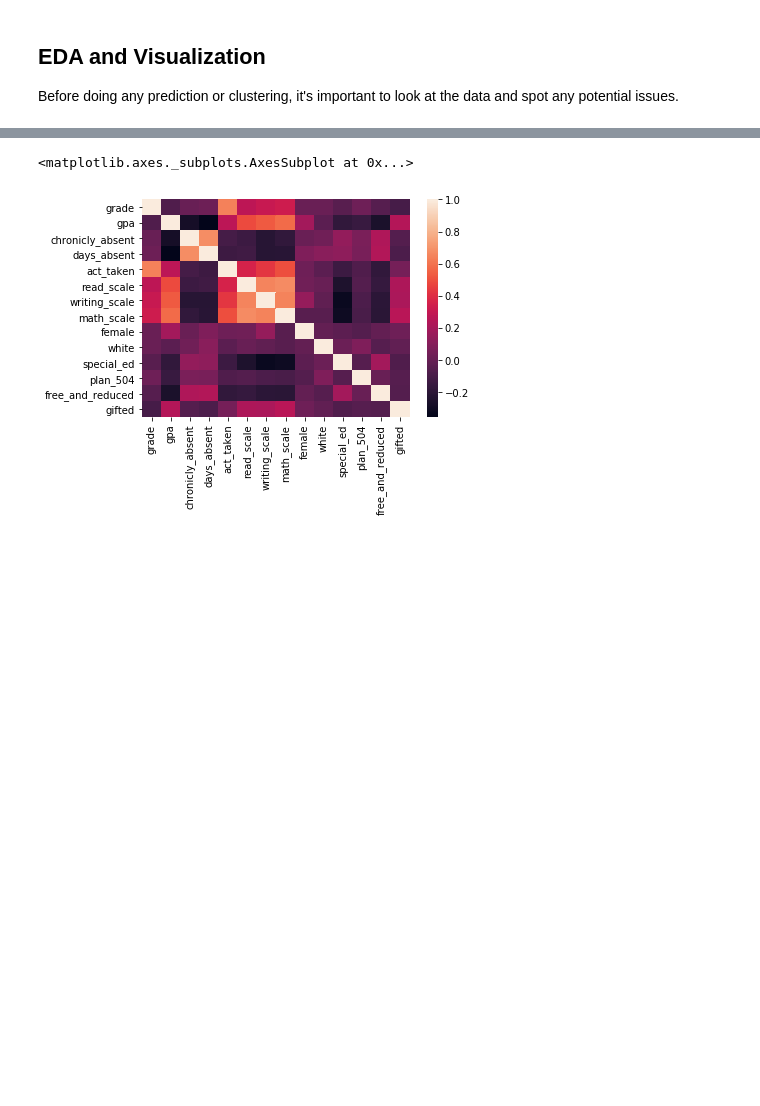
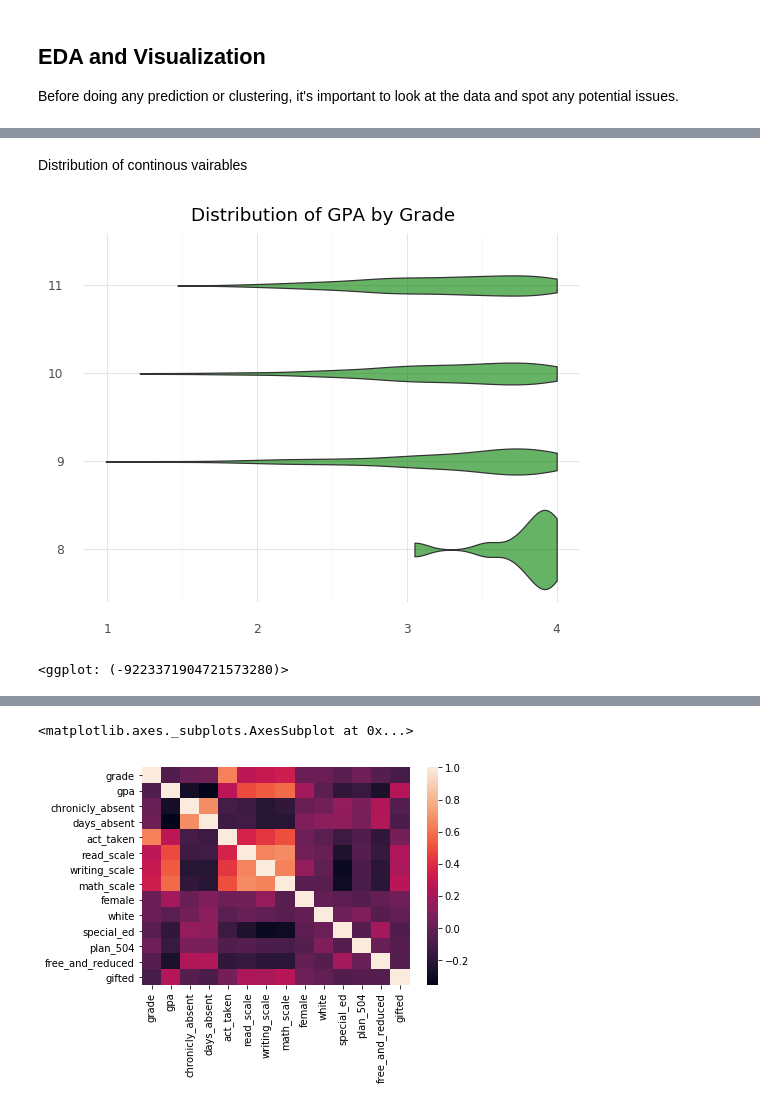
Before and after one commit to delabj/Python-For-Stats, a Jupyter notebook: Final Project/Project.ipynb, the cells around one changed output, grey strips where cells are left out. Saved outputs shown, nothing was run; the diff lists cells and outputs as text; code cells hidden in the pictures; blank space fills up the shorter version.

```diff
--- a/Final Project/Project.ipynb
+++ b/Final Project/Project.ipynb
@@ -41,3 +48,21 @@ data.describe()
 | 50% | 10.000000 | 3.420500 | 0.000000 | 4.460000 | 0.000000 | 605.000000 | 609.000000 | 616.000000 | ... |
 | 75% | 11.000000 | 3.744750 | 0.000000 | 8.532500 | 1.000000 | 636.000000 | 641.000000 | 664.000000 | ... |
 | max | 11.000000 | 4.000000 | 1.000000 | 54.940000 | 1.000000 | 800.000000 | 758.000000 | 800.000000 | ... |
+# %% [markdown]
+Distribution of continous vairables
+# %%
+
+(ggplot(data, aes(y='gpa', x='factor(grade)'))
+ + geom_violin(fill='Green', alpha =.6)
+ #+ geom_jitter(fill='Green', alpha =.1)
+ + theme_minimal()
+ + theme(legend_position = "none")
+ + labs(title ="Distribution of GPA by Grade",
+       y="",x=""
+       )
+ + coord_flip()
+
+)
+# %% [output]
+[figure, added]
+<ggplot: (-9223371904721573280)>
```
Also changed, not shown: parts of 7 cells of this notebook.
